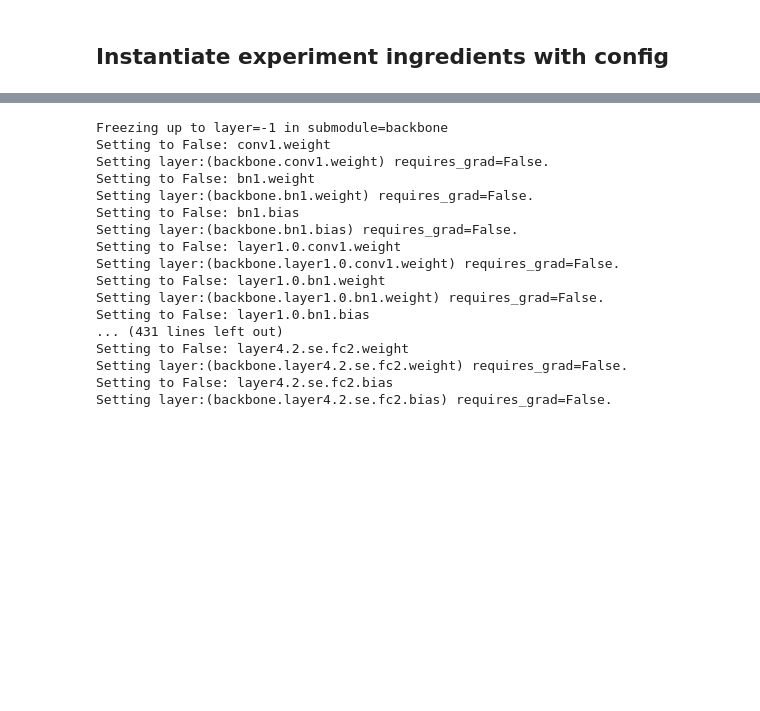
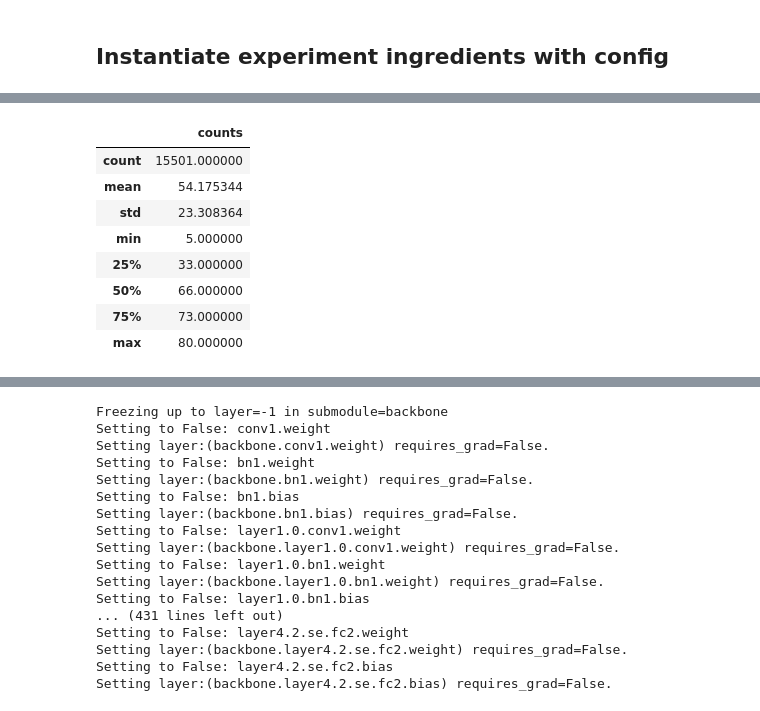
Before and after one commit to JacobARose/image-utils, a Jupyter notebook: notebooks/baseline_lightning_trainer.ipynb, the cells around one changed output, grey strips where cells are left out. Cells and saved outputs as stored; diff of their text form; code cells hidden in the pictures; blank space fills up the shorter version.

```diff
--- a/notebooks/baseline_lightning_trainer.ipynb
+++ b/notebooks/baseline_lightning_trainer.ipynb
@@ -368,0 +411,12 @@ resolution: 224
+# %%
+class_counts.describe()
+# %% [output]
+|  | counts |
+| count | 15501.000000 |
+| mean | 54.175344 |
+| std | 23.308364 |
+| min | 5.000000 |
+| 25% | 33.000000 |
+| 50% | 66.000000 |
+| 75% | 73.000000 |
+| max | 80.000000 |
```
Also changed, not shown: parts of 17 cells of this notebook, 8 other files.
